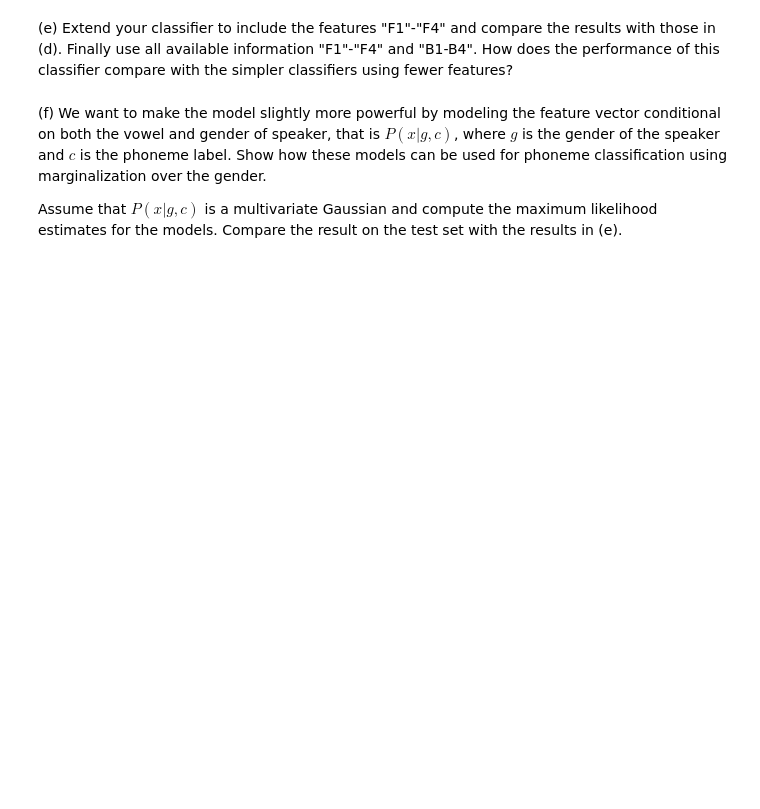
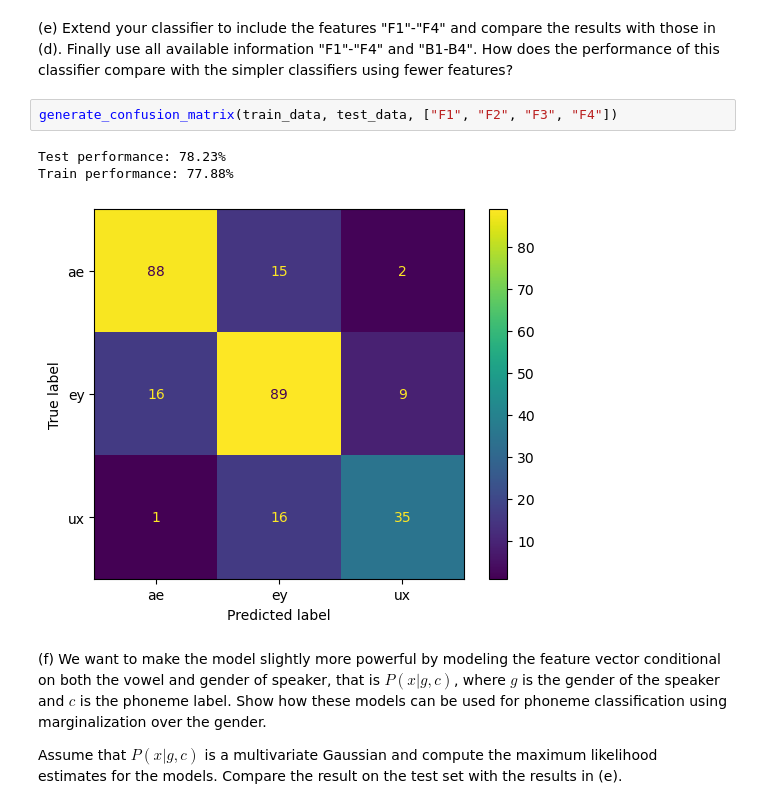
Before and after one commit to sigurdo/maskinlaring_for-signalbehandling, a Jupyter notebook: oving_2/TTT4185_assignment_2_2022_09_30.ipynb, the cells around one changed output. Saved outputs shown, nothing was run; the diff lists cells and outputs as text; blank space fills up the shorter version.

```diff
--- a/oving_2/TTT4185_assignment_2_2022_09_30.ipynb
+++ b/oving_2/TTT4185_assignment_2_2022_09_30.ipynb
@@ -114,5 +209,11 @@ def plotGaussian(mean, cov, color, ax):
 # %% [markdown]
 (e) Extend your classifier to include the features "F1"-"F4" and compare the results with those in (d). Finally use all available information "F1"-"F4" and "B1-B4". How does the performance of this classifier compare with the simpler classifiers using fewer features?
+# %%
+generate_confusion_matrix(train_data, test_data, ["F1", "F2", "F3", "F4"])
+# %% [output]
+Test performance: 78.23%
+Train performance: 77.88%
+[figure, added]
 # %% [markdown]
 (f) We want to make the model slightly more powerful by modeling the feature vector conditional on both the vowel and gender of speaker, that is $P(x|g,c)$, where $g$ is the gender of the speaker and $c$ is the phoneme label. Show how these models can be used for phoneme classification using marginalization over the gender.
 
```
Also changed, not shown: parts of 8 cells of this notebook.
